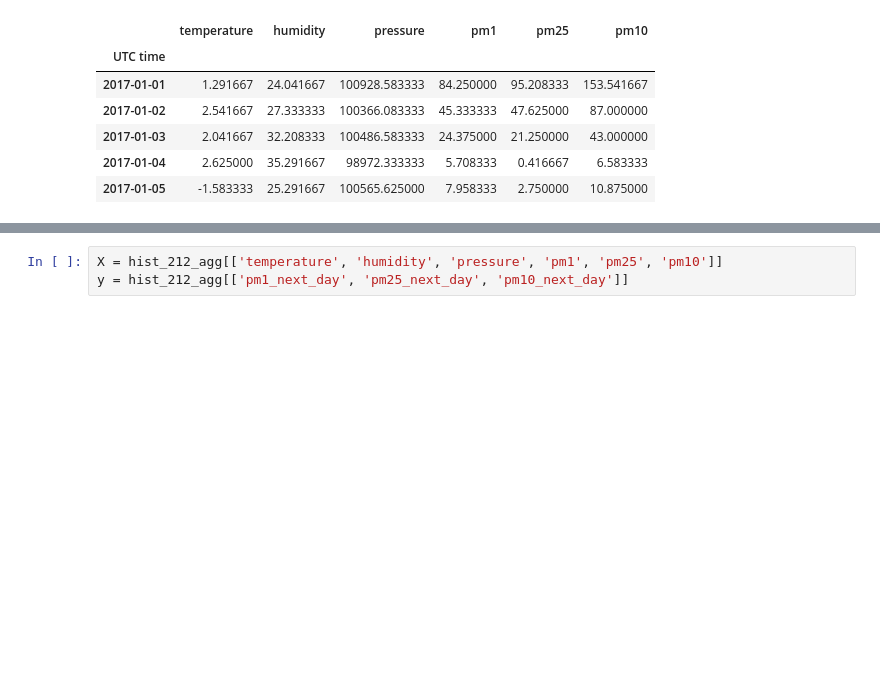
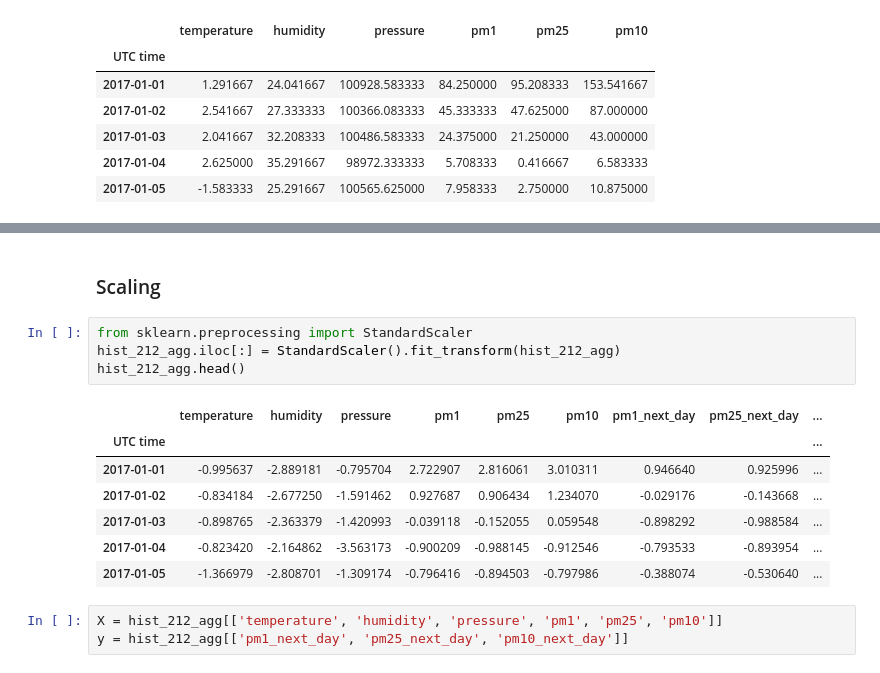
Before and after one commit to grzechup/mow2, a Jupyter notebook: sensor_212.ipynb, the cells around one changed output, grey strips where cells are left out. Drawn from its saved outputs; the diff is of its cells as text; blank space fills up the shorter version.

```diff
--- a/snsor_212.ipynb
+++ b/sensor_212.ipynb
@@ -60,6 +60,20 @@ hist_212_agg.head()
 | 2017-01-03 | 2.041667 | 32.208333 | 100486.583333 | 24.375000 | 21.250000 | 43.000000 | 5.708333 | 0.416667 | ... |
 | 2017-01-04 | 2.625000 | 35.291667 | 98972.333333 | 5.708333 | 0.416667 | 6.583333 | 7.958333 | 2.750000 | ... |
 | 2017-01-05 | -1.583333 | 25.291667 | 100565.625000 | 7.958333 | 2.750000 | 10.875000 | 16.666667 | 11.708333 | ... |
+# %% [markdown]
+### Scaling
+# %%
+from sklearn.preprocessing import StandardScaler
+hist_212_agg.iloc[:] = StandardScaler().fit_transform(hist_212_agg)
+hist_212_agg.head()
+# %% [output]
+|  | temperature | humidity | pressure | pm1 | pm25 | pm10 | pm1_next_day | pm25_next_day | ... |
+| UTC time |  |  |  |  |  |  |  |  | ... |
+| 2017-01-01 | -0.995637 | -2.889181 | -0.795704 | 2.722907 | 2.816061 | 3.010311 | 0.946640 | 0.925996 | ... |
+| 2017-01-02 | -0.834184 | -2.677250 | -1.591462 | 0.927687 | 0.906434 | 1.234070 | -0.029176 | -0.143668 | ... |
+| 2017-01-03 | -0.898765 | -2.363379 | -1.420993 | -0.039118 | -0.152055 | 0.059548 | -0.898292 | -0.988584 | ... |
+| 2017-01-04 | -0.823420 | -2.164862 | -3.563173 | -0.900209 | -0.988145 | -0.912546 | -0.793533 | -0.893954 | ... |
+| 2017-01-05 | -1.366979 | -2.808701 | -1.309174 | -0.796416 | -0.894503 | -0.797986 | -0.388074 | -0.530640 | ... |
 # %%
 X = hist_212_agg[['temperature', 'humidity', 'pressure', 'pm1', 'pm25', 'pm10']]
 y = hist_212_agg[['pm1_next_day', 'pm25_next_day', 'pm10_next_day']]
```
Also changed, not shown: parts of 19 cells of this notebook, 1 other file.
